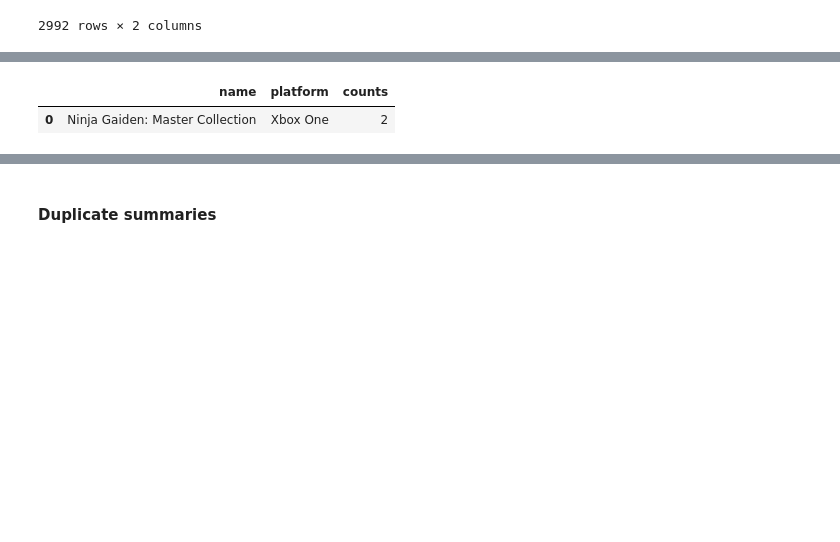
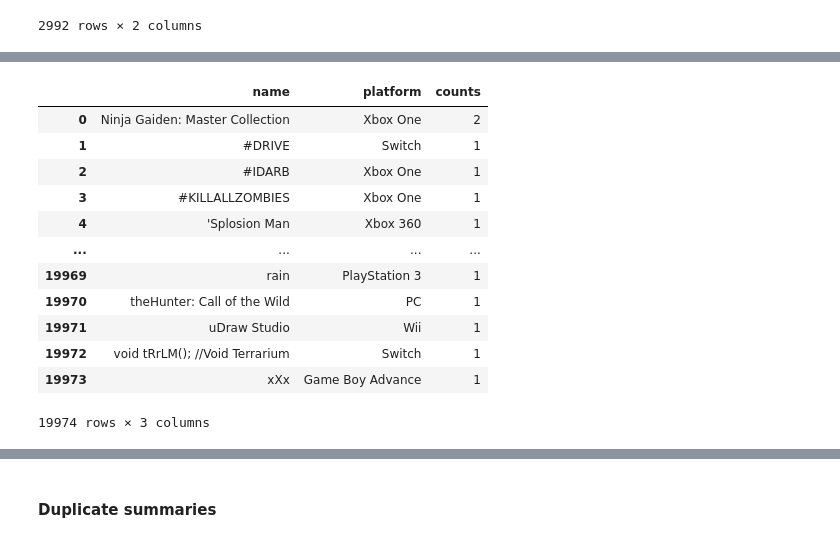
Before and after one commit to henrylin03/video-games, a Jupyter notebook: analysis.ipynb, the cells around one changed output, grey strips where cells are left out. Cells and saved outputs as stored; diff of their text form; code cells hidden in the pictures; blank space fills up the shorter version.

```diff
--- a/analysis.ipynb
+++ b/analysis.ipynb
@@ -257,17 +226,27 @@ pd.read_sql_query(
 # %%
-# confirm hypothesis that duplication in `names` column caused by different platforms
 pd.read_sql_query(
     """
         SELECT name,
             platform,
             COUNT(*) as counts
         FROM games
         GROUP BY 1, 2
-        HAVING counts > 1
+        ORDER BY 3 DESC
                 """,
     engine,
 )
 # %% [output]
 |  | name | platform | counts |
 | 0 | Ninja Gaiden: Master Collection | Xbox One | 2 |
+| 1 | #DRIVE | Switch | 1 |
+| 2 | #IDARB | Xbox One | 1 |
+| 3 | #KILLALLZOMBIES | Xbox One | 1 |
+| 4 | 'Splosion Man | Xbox 360 | 1 |
+| ... | ... | ... | ... |
+| 19969 | rain | PlayStation 3 | 1 |
+| 19970 | theHunter: Call of the Wild | PC | 1 |
+| 19971 | uDraw Studio | Wii | 1 |
+| 19972 | void tRrLM(); //Void Terrarium | Switch | 1 |
+| 19973 | xXx | Game Boy Advance | 1 |
+19974 rows × 3 columns
 # %%
```
Also changed, not shown: parts of 3 cells of this notebook.
